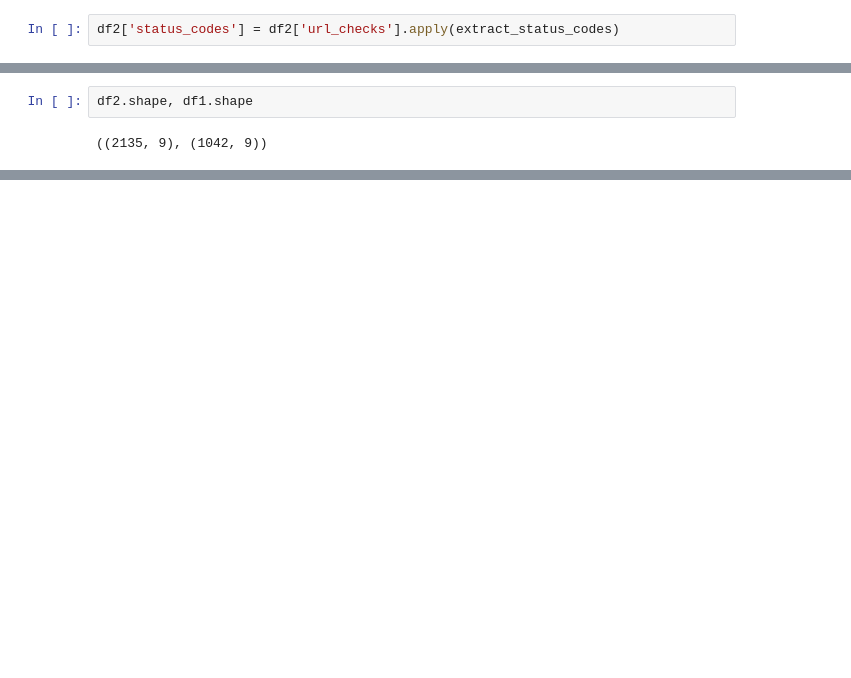
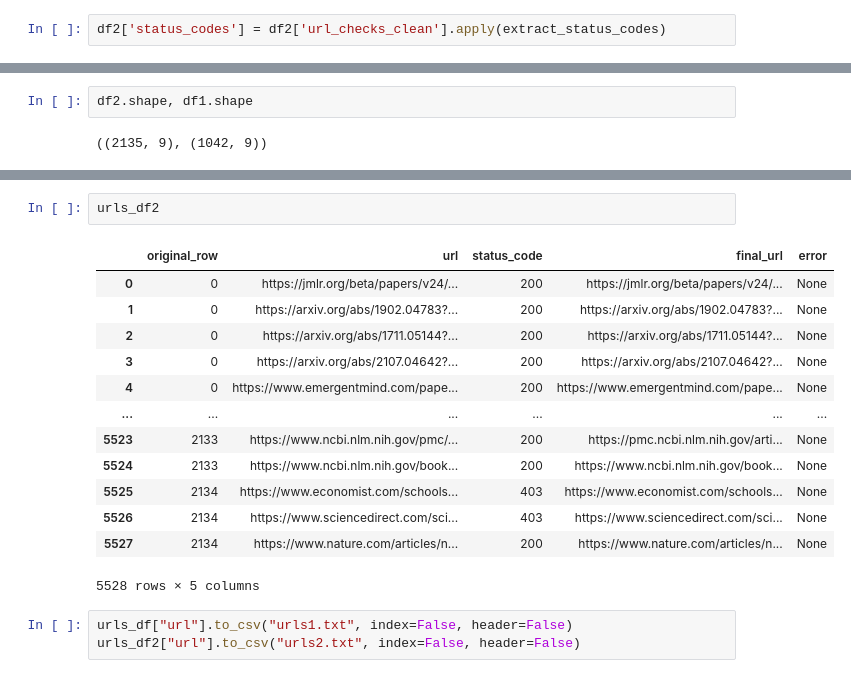
Before and after one commit to mvrobles/GenAI-Science, a Jupyter notebook: scripts/process_gpt.ipynb, the cells around one changed output, grey strips where cells are left out. Drawn from its saved outputs; the diff is of its cells as text; blank space fills up the shorter version.

```diff
--- a/scripts/process_gpt.ipynb
+++ b/scripts/process_gpt.ipynb
@@ -414,2 +418,2 @@ df1['status_codes'] = df1['url_checks'].apply(extract_status_codes)
 # %%
-df2['status_codes'] = df2['url_checks'].apply(extract_status_codes)
+df2['status_codes'] = df2['url_checks_clean'].apply(extract_status_codes)
@@ -472,0 +506,19 @@ df1
+# %%
+urls_df2
+# %% [output]
+|  | original_row | url | status_code | final_url | error |
+| 0 | 0 | https://jmlr.org/beta/papers/v24/... | 200 | https://jmlr.org/beta/papers/v24/... | None |
+| 1 | 0 | https://arxiv.org/abs/1902.04783?... | 200 | https://arxiv.org/abs/1902.04783?... | None |
+| 2 | 0 | https://arxiv.org/abs/1711.05144?... | 200 | https://arxiv.org/abs/1711.05144?... | None |
+| 3 | 0 | https://arxiv.org/abs/2107.04642?... | 200 | https://arxiv.org/abs/2107.04642?... | None |
+| 4 | 0 | https://www.emergentmind.com/pape... | 200 | https://www.emergentmind.com/pape... | None |
+| ... | ... | ... | ... | ... | ... |
+| 5523 | 2133 | https://www.ncbi.nlm.nih.gov/pmc/... | 200 | https://pmc.ncbi.nlm.nih.gov/arti... | None |
+| 5524 | 2133 | https://www.ncbi.nlm.nih.gov/book... | 200 | https://www.ncbi.nlm.nih.gov/book... | None |
+| 5525 | 2134 | https://www.economist.com/schools... | 403 | https://www.economist.com/schools... | None |
+| 5526 | 2134 | https://www.sciencedirect.com/sci... | 403 | https://www.sciencedirect.com/sci... | None |
+| 5527 | 2134 | https://www.nature.com/articles/n... | 200 | https://www.nature.com/articles/n... | None |
+5528 rows × 5 columns
+# %%
+urls_df["url"].to_csv("urls1.txt", index=False, header=False)
+urls_df2["url"].to_csv("urls2.txt", index=False, header=False)
```
Also changed, not shown: parts of 16 cells of this notebook, 3 other files.
